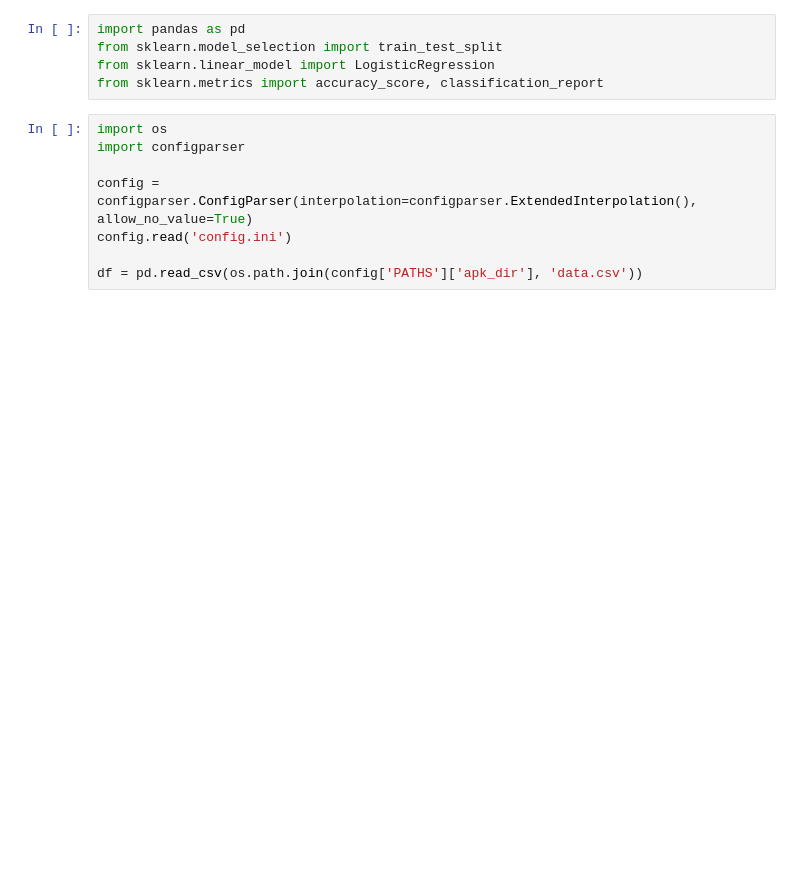
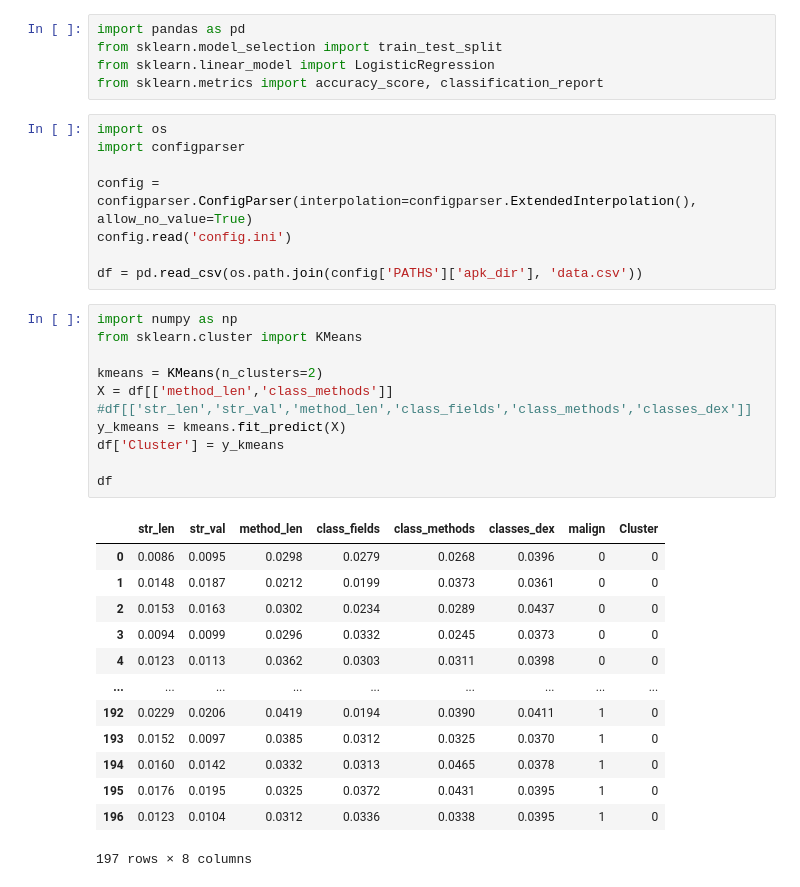
Before and after one commit to gschick3/bendroid, a Jupyter notebook: classification_model.ipynb, the cells around one changed output. Saved outputs shown, nothing was run; the diff lists cells and outputs as text; blank space fills up the shorter version.

```diff
--- a/classification_model.ipynb
+++ b/classification_model.ipynb
@@ -11,3 +11,28 @@ config = configparser.ConfigParser(interpolation=configparser.ExtendedInterpolat
 config.read('config.ini')
 
 df = pd.read_csv(os.path.join(config['PATHS']['apk_dir'], 'data.csv'))
+# %%
+import numpy as np
+from sklearn.cluster import KMeans
+
+kmeans = KMeans(n_clusters=2)
+X = df[['method_len','class_methods']]
+#df[['str_len','str_val','method_len','class_fields','class_methods','classes_dex']]
+y_kmeans = kmeans.fit_predict(X)
+df['Cluster'] = y_kmeans
+
+df
+# %% [output]
+|  | str_len | str_val | method_len | class_fields | class_methods | classes_dex | malign | Cluster |
+| 0 | 0.0086 | 0.0095 | 0.0298 | 0.0279 | 0.0268 | 0.0396 | 0 | 0 |
+| 1 | 0.0148 | 0.0187 | 0.0212 | 0.0199 | 0.0373 | 0.0361 | 0 | 0 |
+| 2 | 0.0153 | 0.0163 | 0.0302 | 0.0234 | 0.0289 | 0.0437 | 0 | 0 |
+| 3 | 0.0094 | 0.0099 | 0.0296 | 0.0332 | 0.0245 | 0.0373 | 0 | 0 |
+| 4 | 0.0123 | 0.0113 | 0.0362 | 0.0303 | 0.0311 | 0.0398 | 0 | 0 |
+| ... | ... | ... | ... | ... | ... | ... | ... | ... |
+| 192 | 0.0229 | 0.0206 | 0.0419 | 0.0194 | 0.0390 | 0.0411 | 1 | 0 |
+| 193 | 0.0152 | 0.0097 | 0.0385 | 0.0312 | 0.0325 | 0.0370 | 1 | 0 |
+| 194 | 0.0160 | 0.0142 | 0.0332 | 0.0313 | 0.0465 | 0.0378 | 1 | 0 |
+| 195 | 0.0176 | 0.0195 | 0.0325 | 0.0372 | 0.0431 | 0.0395 | 1 | 0 |
+| 196 | 0.0123 | 0.0104 | 0.0312 | 0.0336 | 0.0338 | 0.0395 | 1 | 0 |
+197 rows × 8 columns
```
Also changed, not shown: parts of 2 cells of this notebook.
